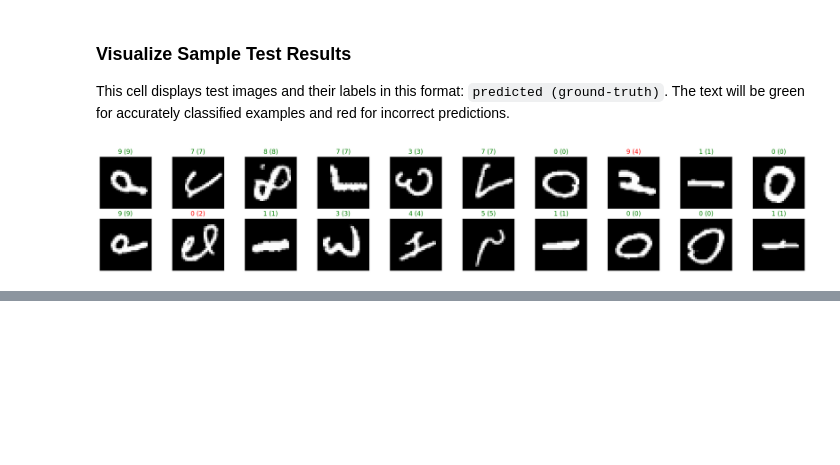
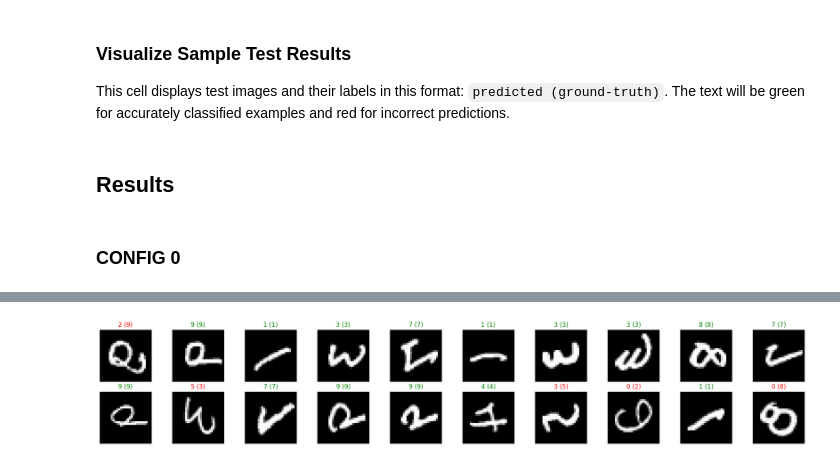
Before and after one commit to c4yg70/CS5487_PA3, a Jupyter notebook: mnist_mlp_exercise.ipynb, the cells around one changed output, grey strips where cells are left out. Drawn from its saved outputs; the diff is of its cells as text; code cells hidden in the pictures; blank space fills up the shorter version.

Commit message:
both set is trained and evaluated.

```diff
--- a/mnist_mlp_exercise.ipynb
+++ b/mnist_mlp_exercise.ipynb
@@ -36,7 +36,7 @@ from torch.utils.data import Dataset, DataLoader
 import torchvision.transforms as transforms
 import scipy
 
-EXP_CONFIG = 1 # 0,1
+EXP_CONFIG = 0 # 0,1
 # how many samples per batch to load
 BATCH_SIZE = 20
 
@@ -47,8 +47,9 @@ class CustomTrainImageDataset(Dataset):
 
     mat_data_file = "./digits4000.mat"
 
-    def __init__(self):
+    def __init__(self, config: int = EXP_CONFIG):
         data_matrix = scipy.io.loadmat(self.mat_data_file)
+        self.config = config
         self.img_labels:np.ndarray = data_matrix.get("digits_labels")
         self.img_vectors:np.ndarray = data_matrix.get("digits_vec")
         self.trainset:np.ndarray = data_matrix.get("trainset")
@@ -60,9 +61,9 @@ class CustomTrainImageDataset(Dataset):
         return len(self.trainset[EXP_CONFIG])
 
     def __getitem__(self, idx):
-        if EXP_CONFIG == 0:
+        if self.config == 0:
             image_id = self.trainset[0, idx] - 1
-        elif EXP_CONFIG == 1:
+        elif self.config == 1:
             image_id = self.trainset[1, idx] - 1
 
         label = self.img_labels[0, image_id]
@@ -76,8 +77,9 @@ class CustomTestImageDataset(Dataset):
 
     mat_data_file = "./digits4000.mat"
 
-    def __init__(self):
+    def __init__(self, config: int = EXP_CONFIG):
         data_matrix = scipy.io.loadmat(self.mat_data_file)
+        self.config = config
         self.img_labels:np.ndarray = data_matrix.get("digits_labels")
         self.img_vectors:np.ndarray = data_matrix.get("digits_vec")
         self.trainset:np.ndarray = data_matrix.get("trainset")
@@ -89,9 +91,9 @@ class CustomTestImageDataset(Dataset):
         return len(self.testset[EXP_CONFIG])
 
     def __getitem__(self, idx):
-        if EXP_CONFIG == 0:
+        if self.config == 0:
             image_id = self.testset[0, idx] - 1
-        elif EXP_CONFIG == 1:
+        elif self.config == 1:
             image_id = self.testset[1, idx] - 1
 
         label = self.img_labels[0, image_id]
@@ -100,14 +102,6 @@ class CustomTestImageDataset(Dataset):
         if self.transform:
             image = self.transform(image)
         return image, label
-
-# prepare datasets
-train_dataset = CustomTrainImageDataset()
-test_dateset = CustomTestImageDataset()
-
-# prepare data loaders
-train_dataloader = DataLoader(train_dataset, batch_size=BATCH_SIZE, shuffle=True)
-test_dataloader = DataLoader(test_dateset, batch_size=BATCH_SIZE, shuffle=True)
 # %% [markdown]
 ### Visualize a Batch of Training Data
 
@@ -344,24 +302,40 @@ Test Accuracy (Overall): 87% (1750/2000)
 
 This cell displays test images and their labels in this format: `predicted (ground-truth)`. The text will be green for accurately classified examples and red for incorrect predictions.
 # %%
-# obtain one batch of test images
-images, labels = next(iter(train_dataloader))
-images = images.to(device)
+def visualize_results(test_dataloader: DataLoader):
+    # obtain one batch of test images
+    images, labels = next(iter(test_dataloader))
+    images = images.to(device)
 
-# get sample outputs
-output = model(images)
-output.cpu()
-# convert output probabilities to predicted class
-_, preds = torch.max(output, 1)
-# prep images for display
-images = images.cpu().numpy()
+    # get sample outputs
+    output = model(images)
+    output.cpu()
+    # convert output probabilities to predicted class
+    _, preds = torch.max(output, 1)
+    # prep images for display
+    images = images.cpu().numpy()
 
-# plot the images in the batch, along with predicted and true labels
-fig = plt.figure(figsize=(25, 4))
-for idx in np.arange(BATCH_SIZE):
-    ax = fig.add_subplot(2, int(20/2), idx+1, xticks=[], yticks=[])
-    ax.imshow(np.squeeze(images[idx]), cmap='gray')
-    ax.set_title("{} ({})".format(str(preds[idx].item()), str(labels[idx].item())),
-                 color=("green" if preds[idx]==labels[idx] else "red"))
+    # plot the images in the batch, along with predicted and true labels
+    fig = plt.figure(figsize=(25, 4))
+    for idx in np.arange(BATCH_SIZE):
+        ax = fig.add_subplot(2, int(20/2), idx+1, xticks=[], yticks=[])
+        ax.imshow(np.squeeze(images[idx]), cmap='gray')
+        ax.set_title("{} ({})".format(str(preds[idx].item()), str(labels[idx].item())),
+                    color=("green" if preds[idx]==labels[idx] else "red"))
-# %% [output]
-[figure, removed]
+# %% [markdown]
+## Results
+# %% [markdown]
+### CONFIG 0
+# %%
+# prepare datasets
+train_dataset = CustomTrainImageDataset(config=0)
+test_dateset = CustomTestImageDataset(config=0)
+
+# prepare data loaders
+train_dataloader = DataLoader(train_dataset, batch_size=BATCH_SIZE, shuffle=True)
+test_dataloader = DataLoader(test_dateset, batch_size=BATCH_SIZE, shuffle=True)
+
+train(train_dataloader)
+eval(test_dataloader)
+visualize_results(test_dataloader)
+# %% [output]
@@ -367,0 +359 @@ for idx in np.arange(BATCH_SIZE):
+[figure, added]
```
Also changed, not shown: parts of 8 cells of this notebook.
